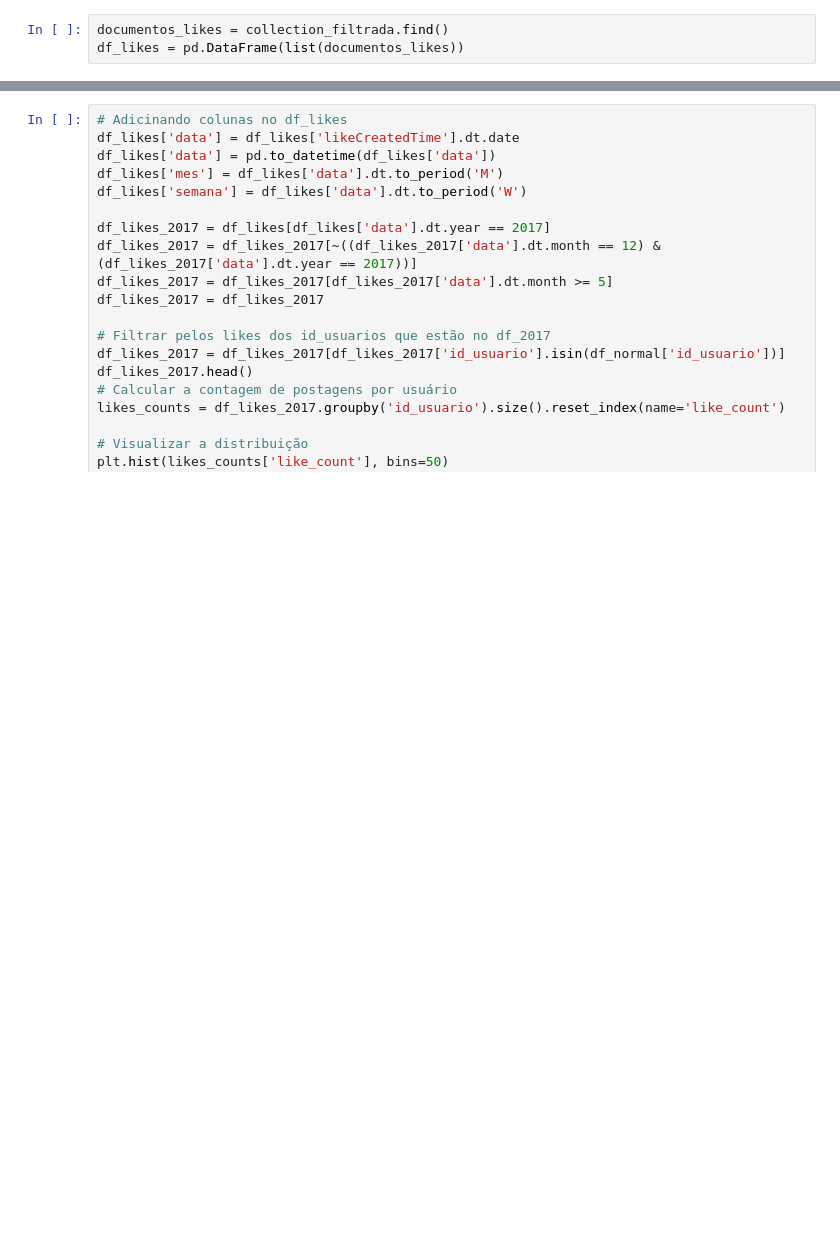
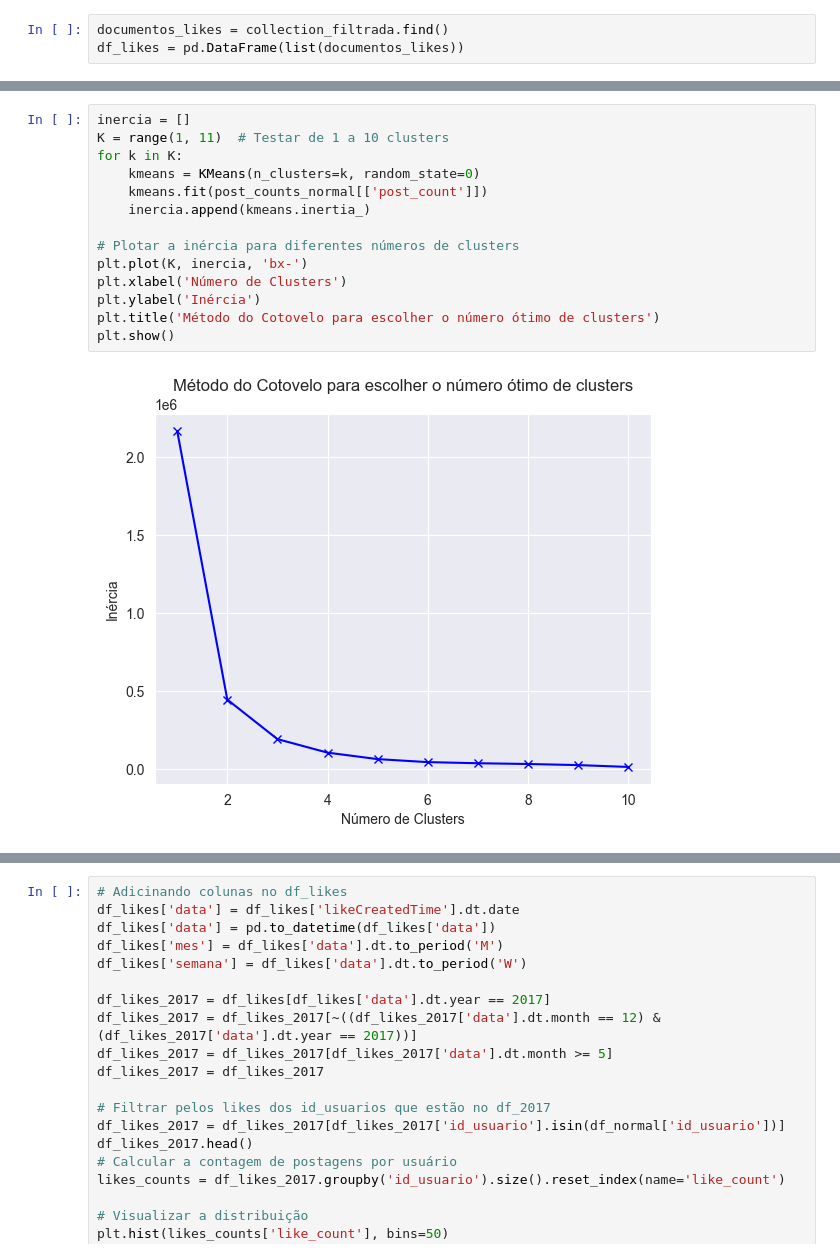
Before and after one commit to paulovitorss/analise_dados, a Jupyter notebook: time_series_eda_5.ipynb, the cells around one changed output, grey strips where cells are left out. Cells and saved outputs as stored; diff of their text form; blank space fills up the shorter version.

```diff
--- a/time_series_eda_5.ipynb
+++ b/time_series_eda_5.ipynb
@@ -148,0 +245,16 @@ plotar_distribuicao(baixa_post_count, 'Distribuição de Postagens por Usuário
+# %%
+inercia = []
+K = range(1, 11)  # Testar de 1 a 10 clusters
+for k in K:
+    kmeans = KMeans(n_clusters=k, random_state=0)
+    kmeans.fit(post_counts_normal[['post_count']])
+    inercia.append(kmeans.inertia_)
+
+# Plotar a inércia para diferentes números de clusters
+plt.plot(K, inercia, 'bx-')
+plt.xlabel('Número de Clusters')
+plt.ylabel('Inércia')
+plt.title('Método do Cotovelo para escolher o número ótimo de clusters')
+plt.show()
+# %% [output]
+[figure, added]
```
Also changed, not shown: parts of 34 cells of this notebook, 9 other files.
